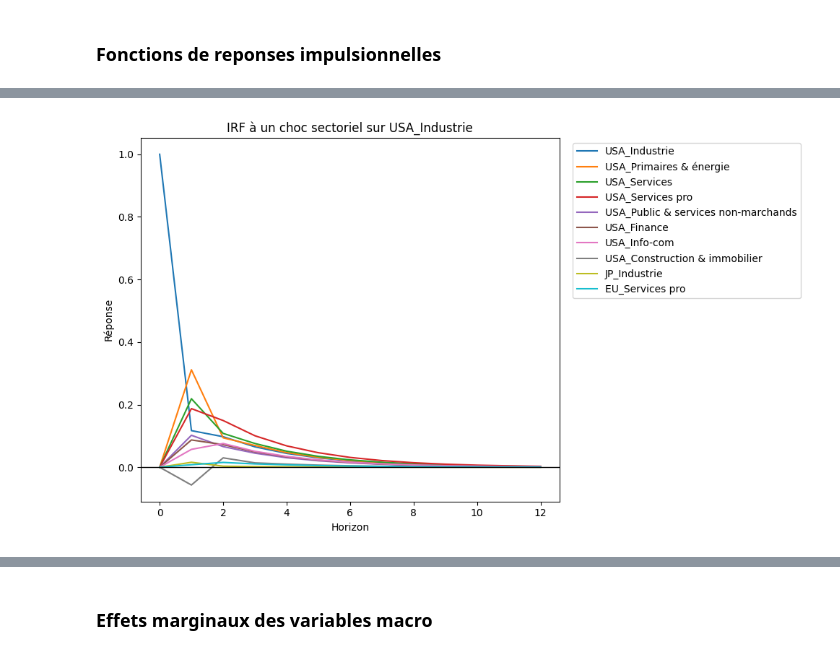
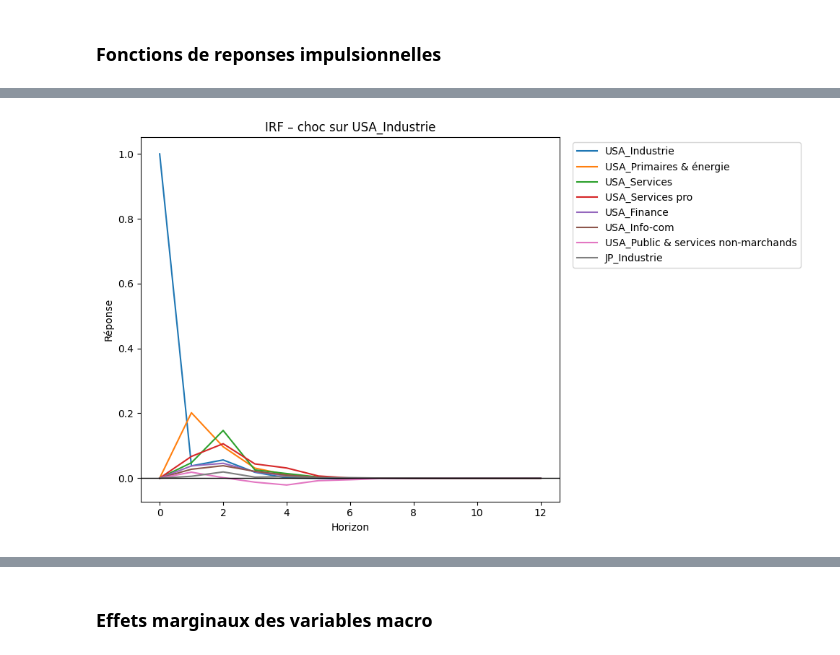
Before and after one commit to Celeste2405/PFE-CLIMATE-STRESS-TESTING-BANKING-PORTFOLIO, a Jupyter notebook: gvar_global.ipynb, the cells around one changed output, grey strips where cells are left out. Drawn from its saved outputs; the diff is of its cells as text; code cells hidden in the pictures.

Commit message:
Suite et fin gvar

```diff
--- a/gvar_global.ipynb
+++ b/gvar_global.ipynb
@@ -1169,8 +1189,8 @@ def extract_gvar_matrices(results, Z_cols, macro_cols, W):
 # %%
-c_vec, Lambda0, Lambda1, Gamma, A0, A1 = extract_gvar_matrices(
+c_vec, Lambda0, Lambda1, Lambda2, Gamma, A0, A1, A2 = extract_gvar_matrices(
     results=results,
     Z_cols=Z_cols,
-    macro_cols=macro_cols,
+    macro_cols=macro_cols_all,
     W=W_global
 )
 # %%
@@ -1245,0 +1287,4 @@ Vérification I : True
+# %%
+Phi1 = A0_inv @ A1
+Phi2 = A0_inv @ A2
+B = A0_inv @ Gamma
@@ -1628,27 +1716,41 @@ B = A0_inv @ Gamma
 # %%
-def irf_sector_shock(Phi: pd.DataFrame, shock_sector: str, horizon: int = 12, shock_size: float = 1.0):
+def irf_sector_shock(
+    Phi1: pd.DataFrame,
+    Phi2: pd.DataFrame,
+    shock_sector: str,
+    horizon: int = 12,
+    shock_size: float = 1.0
+):
 
-    sectors = list(Phi.index)
+    sectors = list(Phi1.index)
 
     if shock_sector not in sectors:
         raise ValueError(f"{shock_sector} n'est pas dans Phi.index")
 
     N = len(sectors)
-    e = np.zeros(N)
+
+    companion = build_companion_matrix(Phi1, Phi2)
+
+    # vecteur choc
+    e = np.zeros(2 * N)
     e[sectors.index(shock_sector)] = shock_size
 
     responses = []
 
     for h in range(horizon + 1):
-        Phi_h = np.linalg.matrix_power(Phi.values, h)
-        resp_h = Phi_h @ e
-        responses.append(resp_h)
+
+        Phi_h = np.linalg.matrix_power(companion, h)
+
+        resp = Phi_h @ e
+
+        responses.append(resp[:N])  # seulement z_t
 
     irf_df = pd.DataFrame(
         responses,
         columns=sectors,
         index=range(horizon + 1)
     )
+
     irf_df.index.name = "horizon"
 
     return irf_df
@@ -1688,12 +1795,17 @@ NameError: name 'irf_sector_shock' is not defined
 # %%
-irf_usa_industrie = irf_sector_shock(Phi, shock_sector="USA_Industrie", horizon=12, shock_size=1.0)
+irf_usa_industrie = irf_sector_shock(
+    Phi1,
+    Phi2,
+    shock_sector="USA_Industrie",
+    horizon=12
+)
+
 plot_irf_top_sectors(
     irf_usa_industrie,
-    title="IRF à un choc sectoriel sur USA_Industrie",
-    top_n=10
+    title="IRF – choc sur USA_Industrie"
 )
 # %% [output]
-[figure, old version]
+[figure, new version]
 # %%
 irf_jp_industrie = irf_sector_shock(Phi, shock_sector="JP_Industrie", horizon=12, shock_size=1.0)
 plot_irf_top_sectors(
```
Also changed, not shown: parts of 68 cells of this notebook.
